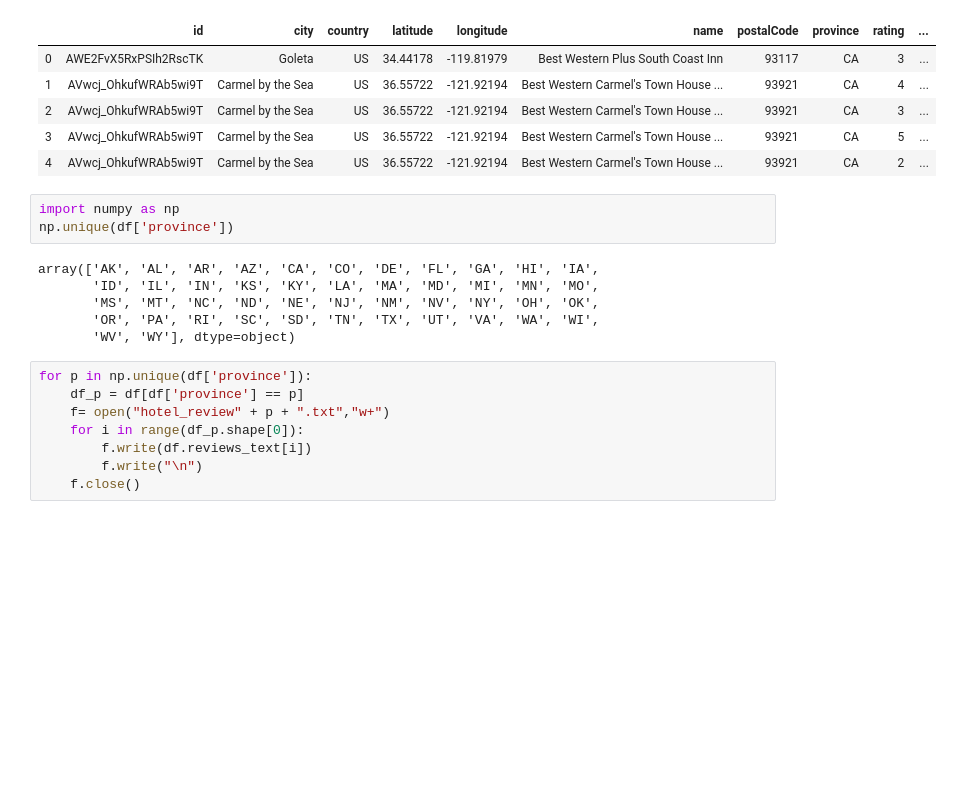
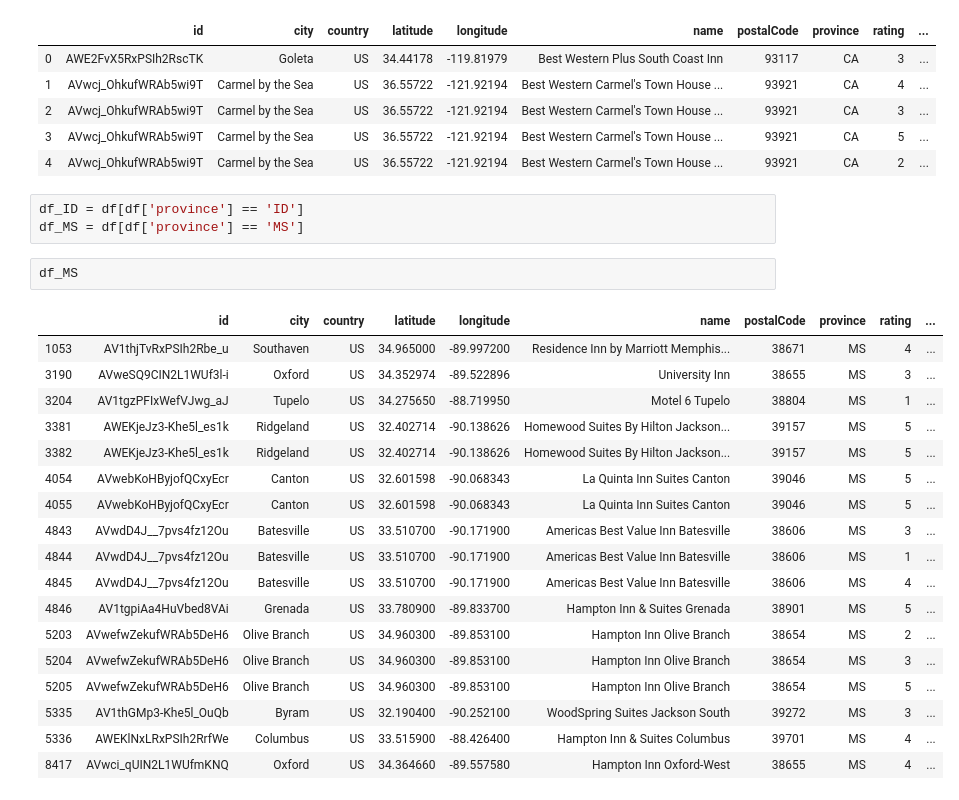
Before and after one commit to xinyuyao22/Topics-Extraction-Hotel-Reviews, a Jupyter notebook: Preprocess_province.ipynb, the cells around one changed output. Saved outputs shown, nothing was run; the diff lists cells and outputs as text; blank space fills up the shorter version.

```diff
--- a/Preprocess_province.ipynb
+++ b/Preprocess_province.ipynb
@@ -32,20 +35,27 @@ df.head()
 | 2 | AVwcj_OhkufWRAb5wi9T | Carmel by the Sea | US | 36.55722 | -121.92194 | Best Western Carmel's Town House ... | 93921 | CA | 3 | ... |
 | 3 | AVwcj_OhkufWRAb5wi9T | Carmel by the Sea | US | 36.55722 | -121.92194 | Best Western Carmel's Town House ... | 93921 | CA | 5 | ... |
 | 4 | AVwcj_OhkufWRAb5wi9T | Carmel by the Sea | US | 36.55722 | -121.92194 | Best Western Carmel's Town House ... | 93921 | CA | 2 | ... |
-# %%
-import numpy as np
-np.unique(df['province'])
-# %% [output]
-array(['AK', 'AL', 'AR', 'AZ', 'CA', 'CO', 'DE', 'FL', 'GA', 'HI', 'IA',
-       'ID', 'IL', 'IN', 'KS', 'KY', 'LA', 'MA', 'MD', 'MI', 'MN', 'MO',
-       'MS', 'MT', 'NC', 'ND', 'NE', 'NJ', 'NM', 'NV', 'NY', 'OH', 'OK',
-       'OR', 'PA', 'RI', 'SC', 'SD', 'TN', 'TX', 'UT', 'VA', 'WA', 'WI',
-       'WV', 'WY'], dtype=object)
-# %%
-for p in np.unique(df['province']):
-    df_p = df[df['province'] == p]
-    f= open("hotel_review" + p + ".txt","w+")
-    for i in range(df_p.shape[0]):
-        f.write(df.reviews_text[i])
-        f.write("\n")
-    f.close()
+# %%
+df_ID = df[df['province'] == 'ID']
+df_MS = df[df['province'] == 'MS']
+# %%
+df_MS
+# %% [output]
+|  | id | city | country | latitude | longitude | name | postalCode | province | rating | ... |
+| 1053 | AV1thjTvRxPSIh2Rbe_u | Southaven | US | 34.965000 | -89.997200 | Residence Inn by Marriott Memphis... | 38671 | MS | 4 | ... |
+| 3190 | AVweSQ9CIN2L1WUf3l-i | Oxford | US | 34.352974 | -89.522896 | University Inn | 38655 | MS | 3 | ... |
+| 3204 | AV1tgzPFIxWefVJwg_aJ | Tupelo | US | 34.275650 | -88.719950 | Motel 6 Tupelo | 38804 | MS | 1 | ... |
+| 3381 | AWEKjeJz3-Khe5l_es1k | Ridgeland | US | 32.402714 | -90.138626 | Homewood Suites By Hilton Jackson... | 39157 | MS | 5 | ... |
+| 3382 | AWEKjeJz3-Khe5l_es1k | Ridgeland | US | 32.402714 | -90.138626 | Homewood Suites By Hilton Jackson... | 39157 | MS | 5 | ... |
+| 4054 | AVwebKoHByjofQCxyEcr | Canton | US | 32.601598 | -90.068343 | La Quinta Inn Suites Canton | 39046 | MS | 5 | ... |
+| 4055 | AVwebKoHByjofQCxyEcr | Canton | US | 32.601598 | -90.068343 | La Quinta Inn Suites Canton | 39046 | MS | 5 | ... |
+| 4843 | AVwdD4J__7pvs4fz12Ou | Batesville | US | 33.510700 | -90.171900 | Americas Best Value Inn Batesville | 38606 | MS | 3 | ... |
+| 4844 | AVwdD4J__7pvs4fz12Ou | Batesville | US | 33.510700 | -90.171900 | Americas Best Value Inn Batesville | 38606 | MS | 1 | ... |
+| 4845 | AVwdD4J__7pvs4fz12Ou | Batesville | US | 33.510700 | -90.171900 | Americas Best Value Inn Batesville | 38606 | MS | 4 | ... |
+| 4846 | AV1tgpiAa4HuVbed8VAi | Grenada | US | 33.780900 | -89.833700 | Hampton Inn & Suites Grenada | 38901 | MS | 5 | ... |
+| 5203 | AVwefwZekufWRAb5DeH6 | Olive Branch | US | 34.960300 | -89.853100 | Hampton Inn Olive Branch | 38654 | MS | 2 | ... |
+| 5204 | AVwefwZekufWRAb5DeH6 | Olive Branch | US | 34.960300 | -89.853100 | Hampton Inn Olive Branch | 38654 | MS | 3 | ... |
+| 5205 | AVwefwZekufWRAb5DeH6 | Olive Branch | US | 34.960300 | -89.853100 | Hampton Inn Olive Branch | 38654 | MS | 5 | ... |
+| 5335 | AV1thGMp3-Khe5l_OuQb | Byram | US | 32.190400 | -90.252100 | WoodSpring Suites Jackson South | 39272 | MS | 3 | ... |
+| 5336 | AWEKlNxLRxPSIh2RrfWe | Columbus | US | 33.515900 | -88.426400 | Hampton Inn & Suites Columbus | 39701 | MS | 4 | ... |
+| 8417 | AVwci_qUIN2L1WUfmKNQ | Oxford | US | 34.364660 | -89.557580 | Hampton Inn Oxford-West | 38655 | MS | 4 | ... |
```
Also changed, not shown: parts of 6 cells of this notebook, 2 other files.
